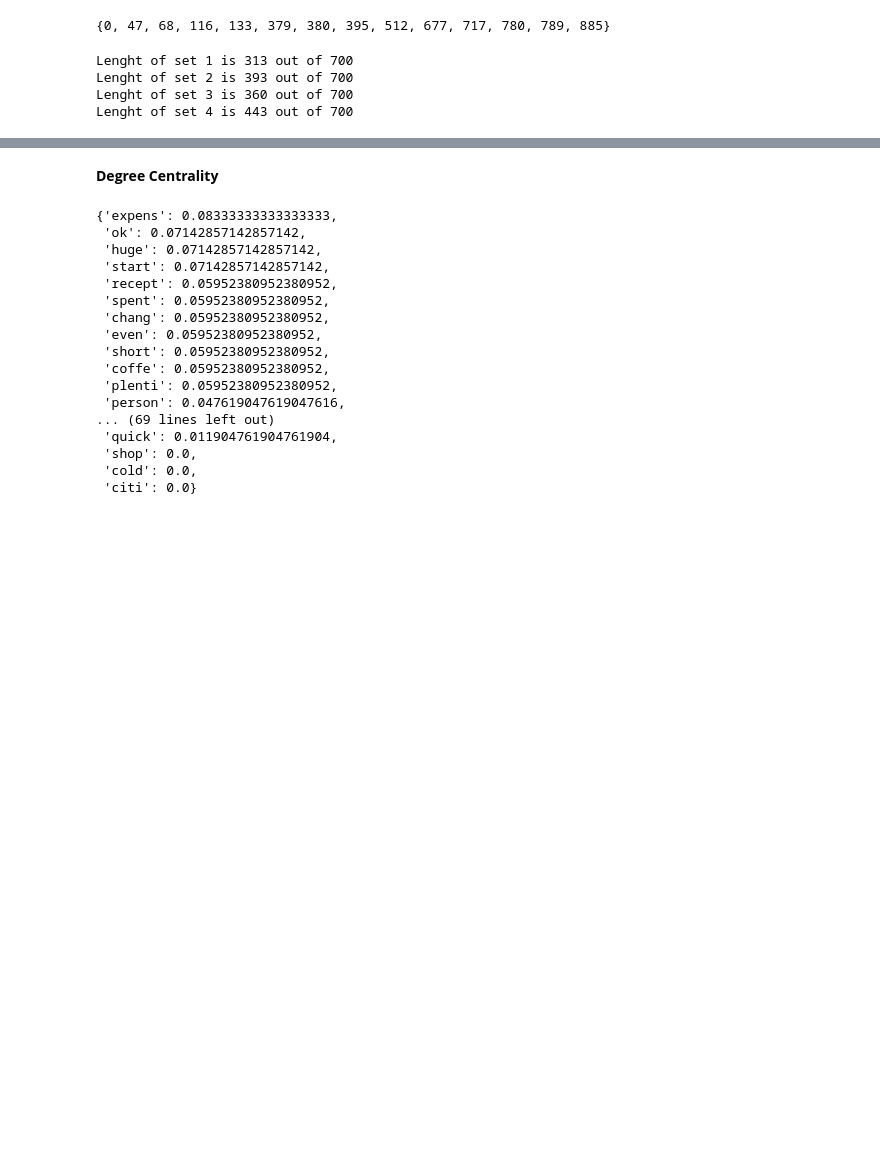
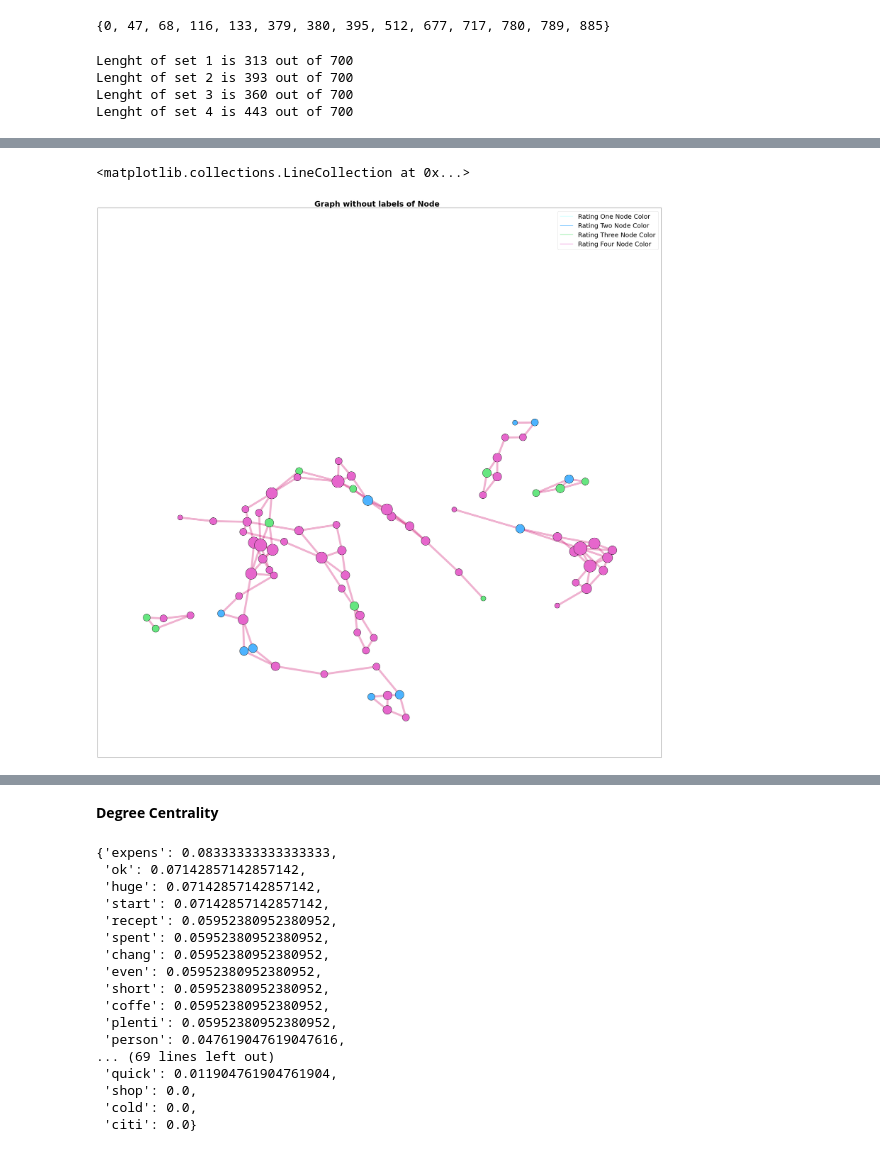
Before and after one commit to valfaro-v2/MagolegoTeamProject, a Jupyter notebook: SignificantDataRating.ipynb, the cells around one changed output, grey strips where cells are left out. Cells and saved outputs as stored; diff of their text form; code cells hidden in the pictures; blank space fills up the shorter version.

```diff
--- a/SignificantDataRating.ipynb
+++ b/SignificantDataRating.ipynb
@@ -506,0 +386,30 @@ plt.show()
+# %%
+fig, ax = plt.subplots(figsize=(40, 40))
+pos = nx.spring_layout(G, k=0.20, seed=10)
+a =1
+b=2
+c=3
+d=4
+ax.plot(a, color=[0.7,1.0,1.0], label = "Rating One Node Color")
+ax.plot(b, color=[0.3,0.7,1.0], label='Rating Two Node Color')
+ax.plot(b, color=[0.4,0.9,0.5], label='Rating Three Node Color')
+ax.plot(b, color=[0.9,0.4,0.8], label='Rating Four Node Color')
+
+font = {"color": "k", "fontweight": "bold", "fontsize": 30}
+ax.set_title("Graph without labels of Node  ", font)
+# ax.set_title('Title')
+# fig.suptitle('Closeness Centrality', fontsize=34, fontweight='bold')
+leg = ax.legend(prop={'size': 25})
+
+d = dict(G.degree)
+
+
+
+nx.draw_networkx_nodes(G, pos,nodelist=d.keys(), node_color=list(nx.get_node_attributes(G, 'color').values()), edgecolors='black', node_size=[v * 400 for v in d.values()]) #[v * 100 for v in d.values()]
+nx.draw_networkx_edges(G, pos, alpha=0.3, width=8.0, edge_color=nx.get_edge_attributes(G, 'color').values())
+
+
+# plt.show()
+# %% [output]
+<matplotlib.collections.LineCollection at 0x...>
+[figure, added]
```
Also changed, not shown: parts of 14 cells of this notebook.
